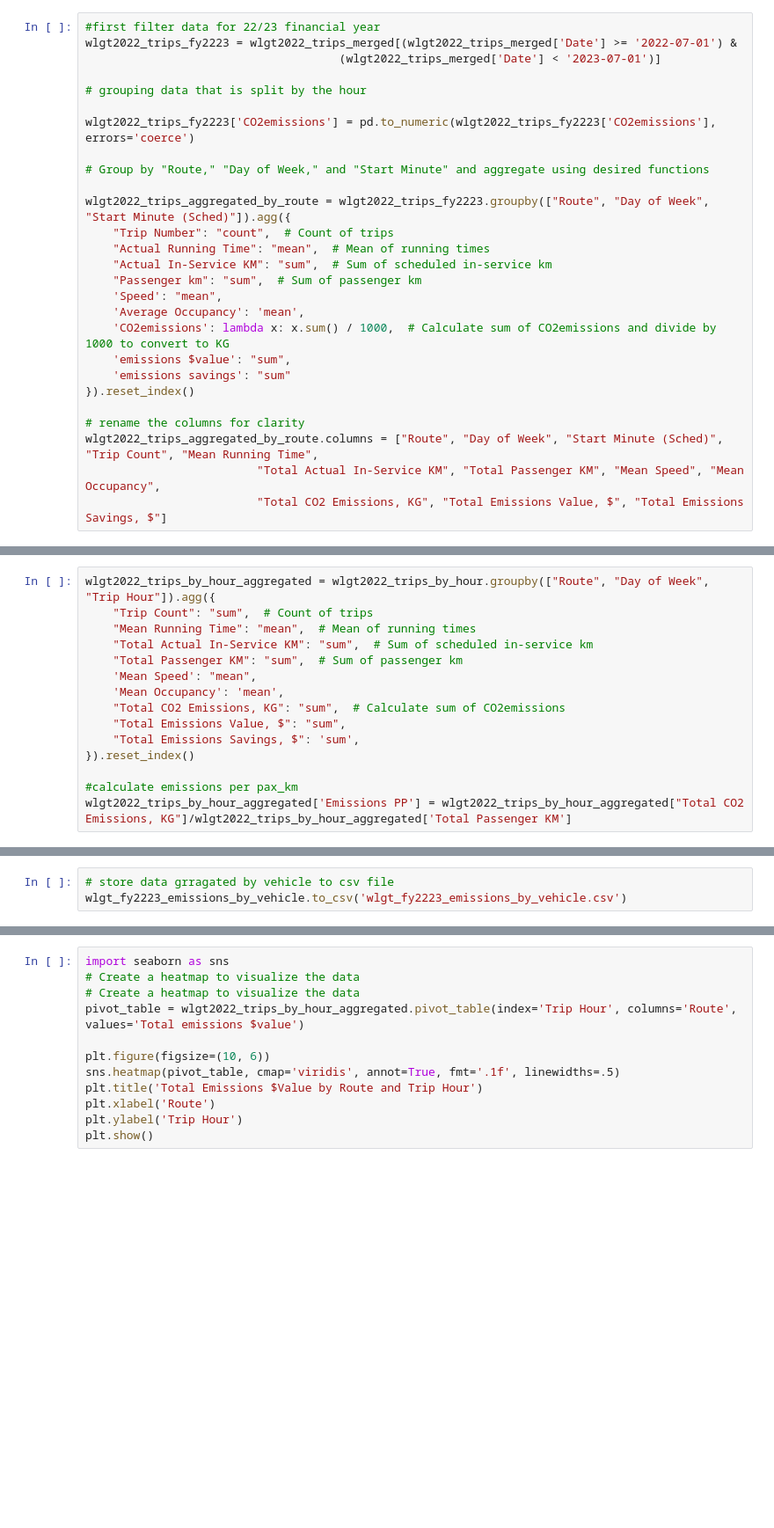
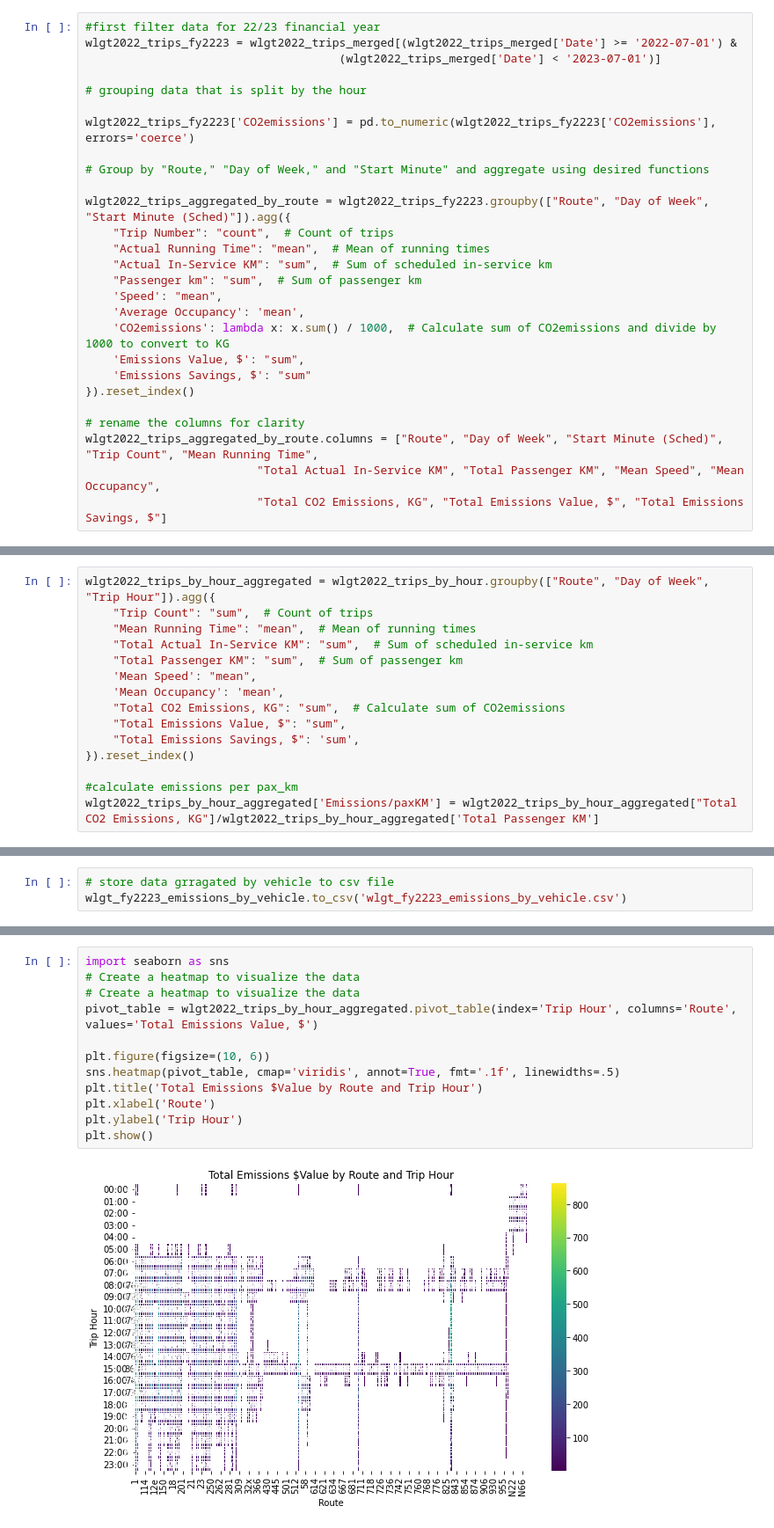
Before and after one commit to OxanaHart/Data351, a Jupyter notebook: Wellington Hourly Investigation/Wellington preprocessing copy.ipynb, the cells around one changed output, grey strips where cells are left out. Shown at 88% size. Drawn from its saved outputs; the diff is of its cells as text; blank space fills up the shorter version.

```diff
--- a/Wellington Hourly Investigation/Wellington preprocessing copy.ipynb
+++ b/Wellington Hourly Investigation/Wellington preprocessing copy.ipynb
@@ -537,8 +574,8 @@ wlgt2022_trips_aggregated_by_route = wlgt2022_trips_fy2223.groupby(["Route", "Da
     'Speed': "mean",
     'Average Occupancy': 'mean',
     'CO2emissions': lambda x: x.sum() / 1000,  # Calculate sum of CO2emissions and divide by 1000 to convert to KG
-    'emissions $value': "sum",
-    'emissions savings': "sum"
+    'Emissions Value, $': "sum",
+    'Emissions Savings, $': "sum"
 }).reset_index()
 
 # rename the columns for clarity
@@ -652,6 +689,6 @@ wlgt2022_trips_by_hour_aggregated = wlgt2022_trips_by_hour.groupby(["Route", "Da
 }).reset_index()
 
 #calculate emissions per pax_km
-wlgt2022_trips_by_hour_aggregated['Emissions PP'] = wlgt2022_trips_by_hour_aggregated["Total CO2 Emissions, KG"]/wlgt2022_trips_by_hour_aggregated['Total Passenger KM']
+wlgt2022_trips_by_hour_aggregated['Emissions/paxKM'] = wlgt2022_trips_by_hour_aggregated["Total CO2 Emissions, KG"]/wlgt2022_trips_by_hour_aggregated['Total Passenger KM']
 # %%
 wlgt2022_trips_by_hour_aggregated.to_csv("wlgt2022_trips_by_hour_aggregated.csv")
@@ -735,15 +797,17 @@ wlgt_fy2223_emissions_by_EUROclass
 # %%
 import seaborn as sns
 # Create a heatmap to visualize the data
 # Create a heatmap to visualize the data
-pivot_table = wlgt2022_trips_by_hour_aggregated.pivot_table(index='Trip Hour', columns='Route', values='Total emissions $value')
+pivot_table = wlgt2022_trips_by_hour_aggregated.pivot_table(index='Trip Hour', columns='Route', values='Total Emissions Value, $')
 
 plt.figure(figsize=(10, 6))
 sns.heatmap(pivot_table, cmap='viridis', annot=True, fmt='.1f', linewidths=.5)
 plt.title('Total Emissions $Value by Route and Trip Hour')
 plt.xlabel('Route')
 plt.ylabel('Trip Hour')
 plt.show()
+# %% [output]
+[figure, added]
 # %%
 wlgt2022_trips_by_hour_aggregated['Weekend'] = wlgt2022_trips_by_hour_aggregated['Day of Week'].apply(lambda x: 'Weekend' if x in ['Saturday', 'Sunday'] else 'Weekday')
 
```
Also changed, not shown: parts of 46 cells of this notebook, 7 other files.
